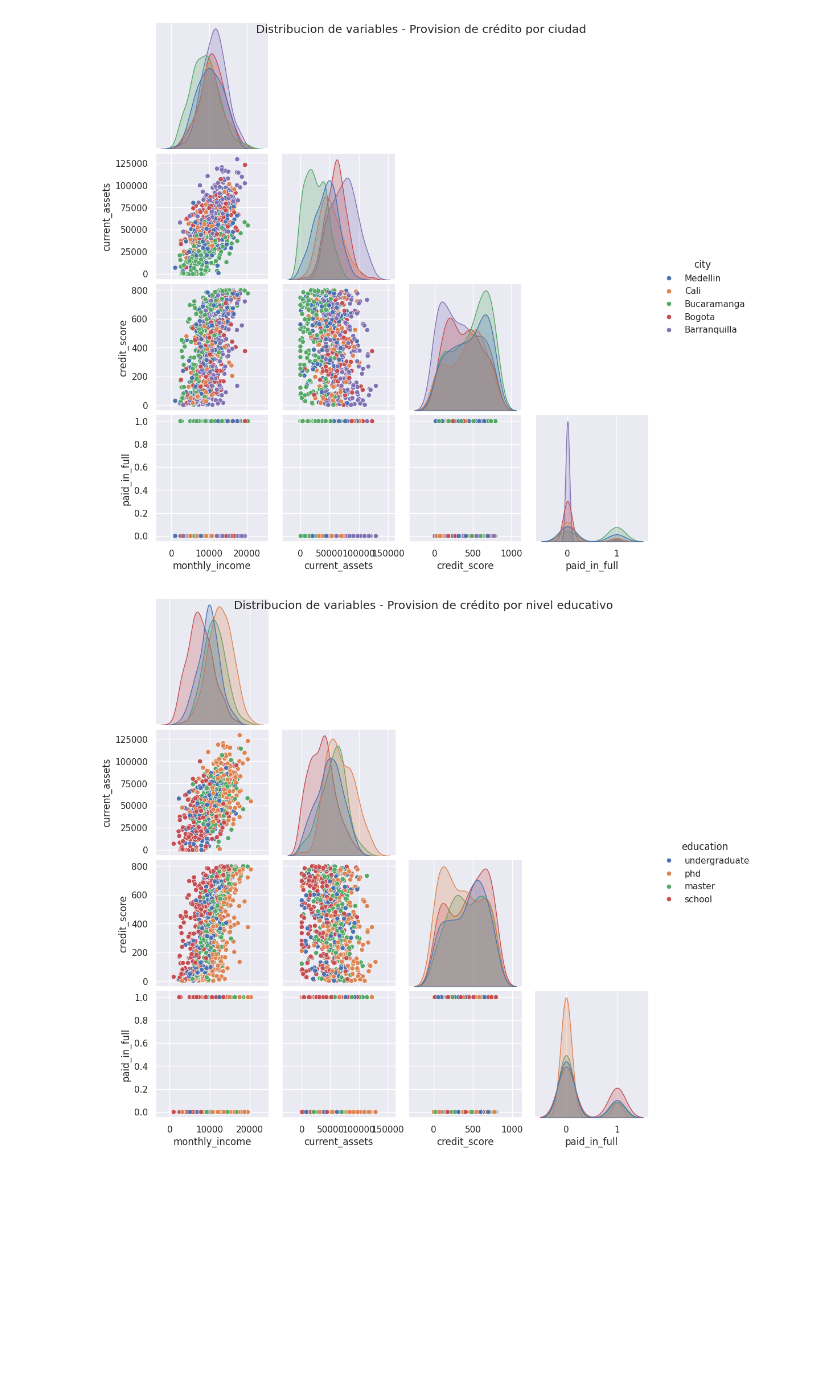
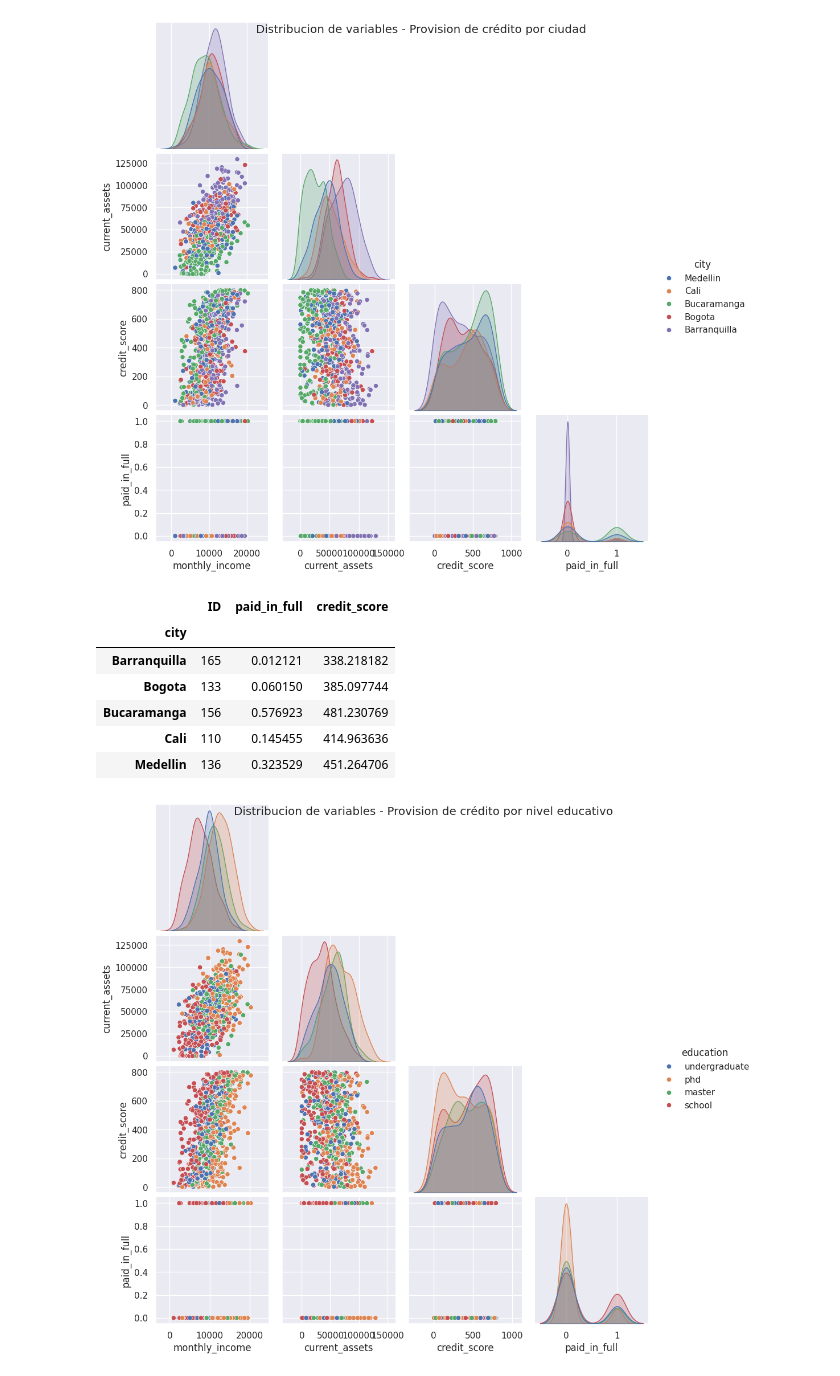
Before and after one commit to santiagoahl/risk-model-for-credit-loans, a Jupyter notebook: notebooks/predict_risk.ipynb, the cells around one changed output. Cells and saved outputs as stored; diff of their text form; code cells hidden in the pictures; blank space fills up the shorter version.

```diff
--- a/notebooks/predict_risk.ipynb
+++ b/notebooks/predict_risk.ipynb
@@ -71,6 +71,23 @@ plt.savefig("../images/city_level_loans.png", format="png")
 plt.show()
 # %% [output]
 [figure]
+# %%
+approvals_df = df[["city", "ID"]].groupby("city").count()
+payments_df = df[["city", "paid_in_full"]].groupby("city").mean()
+score_df = df[["city", "credit_score"]].groupby("city").mean()
+
+join1 = approvals_df.join(payments_df, on="city", how="inner")
+city_df = join1.join(score_df, on="city", how="inner")
+# %%
+city_df
+# %% [output]
+|  | ID | paid_in_full | credit_score |
+| city |  |  |  |
+| Barranquilla | 165 | 0.012121 | 338.218182 |
+| Bogota | 133 | 0.060150 | 385.097744 |
+| Bucaramanga | 156 | 0.576923 | 481.230769 |
+| Cali | 110 | 0.145455 | 414.963636 |
+| Medellin | 136 | 0.323529 | 451.264706 |
 # %%
 sns.pairplot(data=df[['education', 'monthly_income', 'current_assets','credit_score', 'Monto', 'paid_in_full', 'loss']], corner=True, hue="education")
 plt.suptitle("Distribucion de variables - Provision de crédito por nivel educativo")
```
Also changed, not shown: parts of 9 cells of this notebook, 5 other files.
